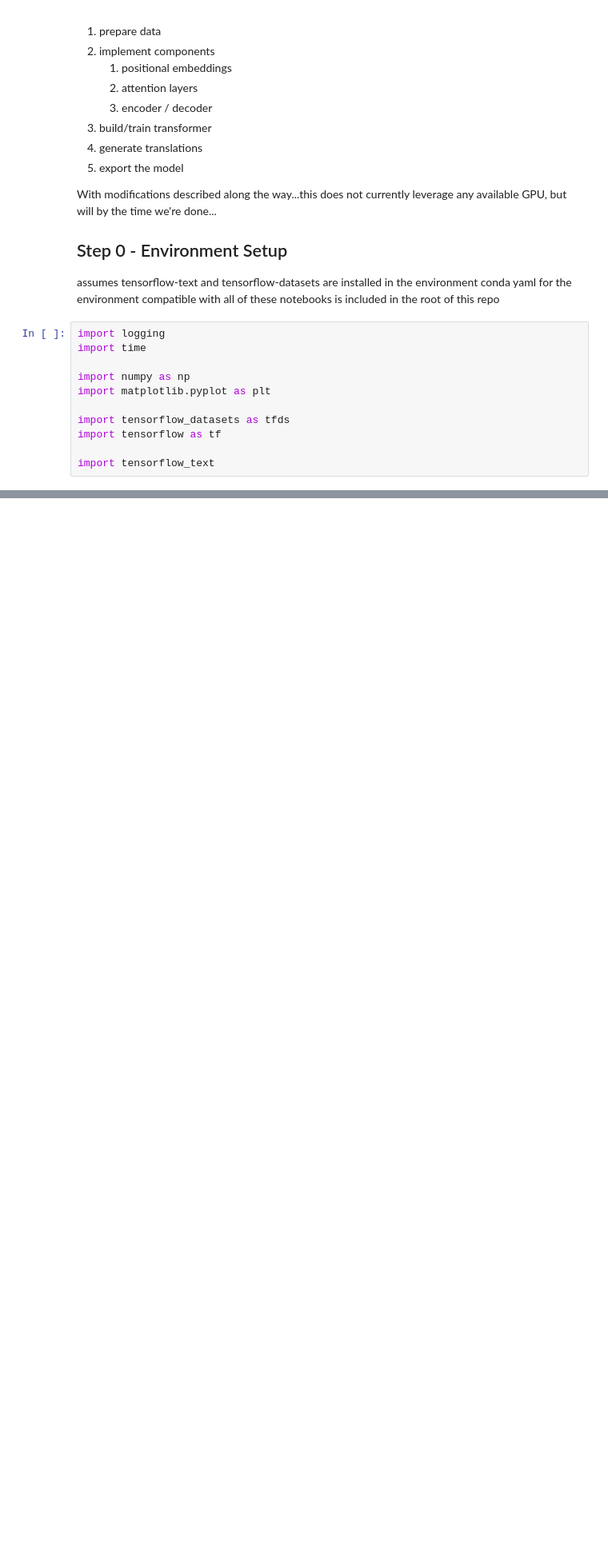
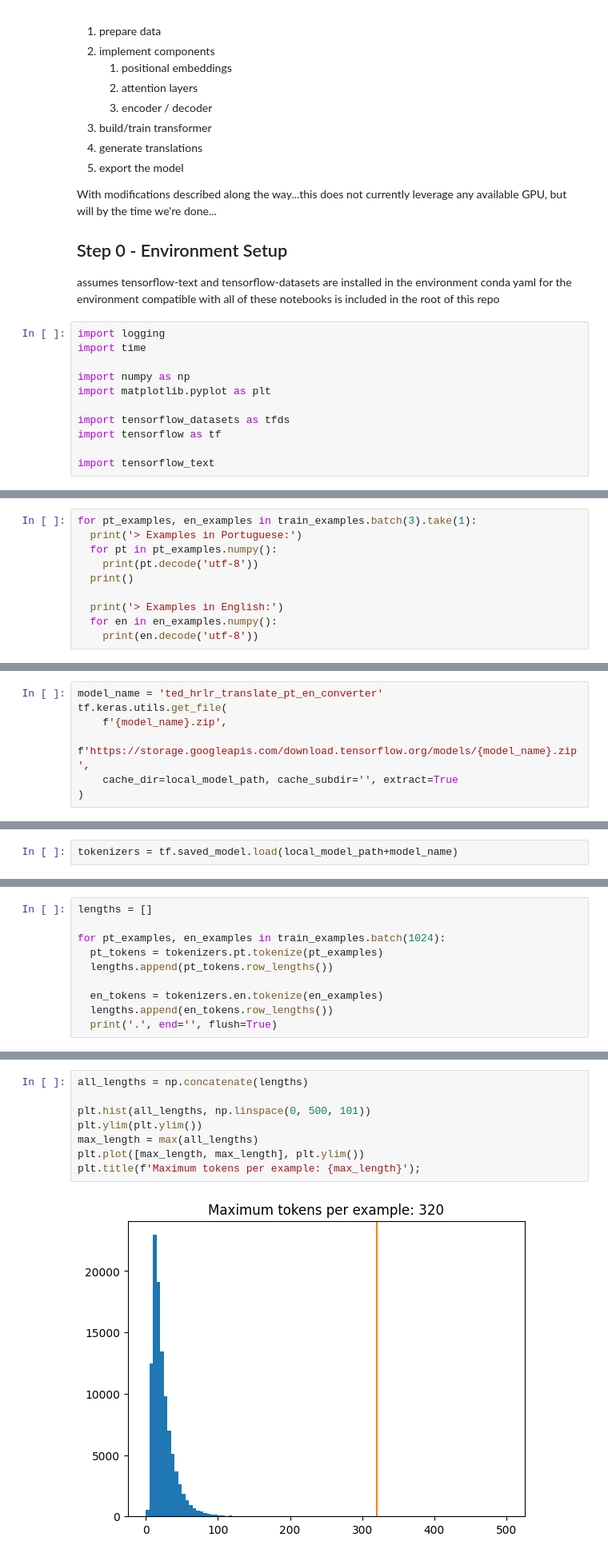
Before and after one commit to JPD-Research/translationWork, a Jupyter notebook: transformer-translation.ipynb, the cells around one changed output, grey strips where cells are left out. Shown: that part at 80% size. Cells and saved outputs as stored; diff of their text form; blank space fills up the shorter version.

```diff
--- a/transformer-translation.ipynb
+++ b/transformer-translation.ipynb
@@ -36,0 +62,10 @@ import tensorflow_text
+# %%
+for pt_examples, en_examples in train_examples.batch(3).take(1):
+  print('> Examples in Portuguese:')
+  for pt in pt_examples.numpy():
+    print(pt.decode('utf-8'))
+  print()
+
+  print('> Examples in English:')
+  for en in en_examples.numpy():
+    print(en.decode('utf-8'))
@@ -36,0 +85,7 @@ import tensorflow_text
+# %%
+model_name = 'ted_hrlr_translate_pt_en_converter'
+tf.keras.utils.get_file(
+    f'{model_name}.zip',
+    f'https://storage.googleapis.com/download.tensorflow.org/models/{model_name}.zip',
+    cache_dir=local_model_path, cache_subdir='', extract=True
+)
@@ -36,0 +94,2 @@ import tensorflow_text
+# %%
+tokenizers = tf.saved_model.load(local_model_path+model_name)
@@ -36,0 +152,10 @@ import tensorflow_text
+# %%
+lengths = []
+
+for pt_examples, en_examples in train_examples.batch(1024):
+  pt_tokens = tokenizers.pt.tokenize(pt_examples)
+  lengths.append(pt_tokens.row_lengths())
+
+  en_tokens = tokenizers.en.tokenize(en_examples)
+  lengths.append(en_tokens.row_lengths())
+  print('.', end='', flush=True)
@@ -36,0 +164,10 @@ import tensorflow_text
+# %%
+all_lengths = np.concatenate(lengths)
+
+plt.hist(all_lengths, np.linspace(0, 500, 101))
+plt.ylim(plt.ylim())
+max_length = max(all_lengths)
+plt.plot([max_length, max_length], plt.ylim())
+plt.title(f'Maximum tokens per example: {max_length}');
+# %% [output]
+[figure, added]
```
Also changed, not shown: parts of 105 cells of this notebook, 4 other files.
